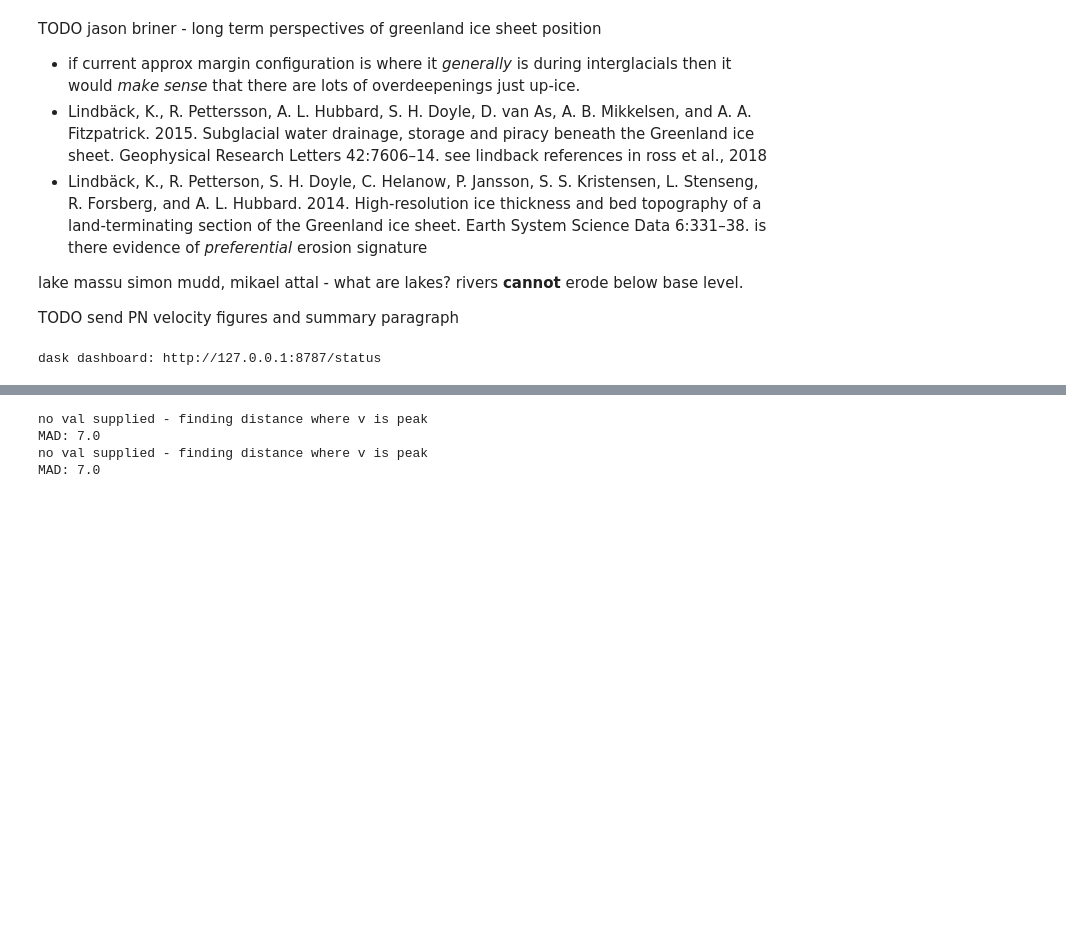
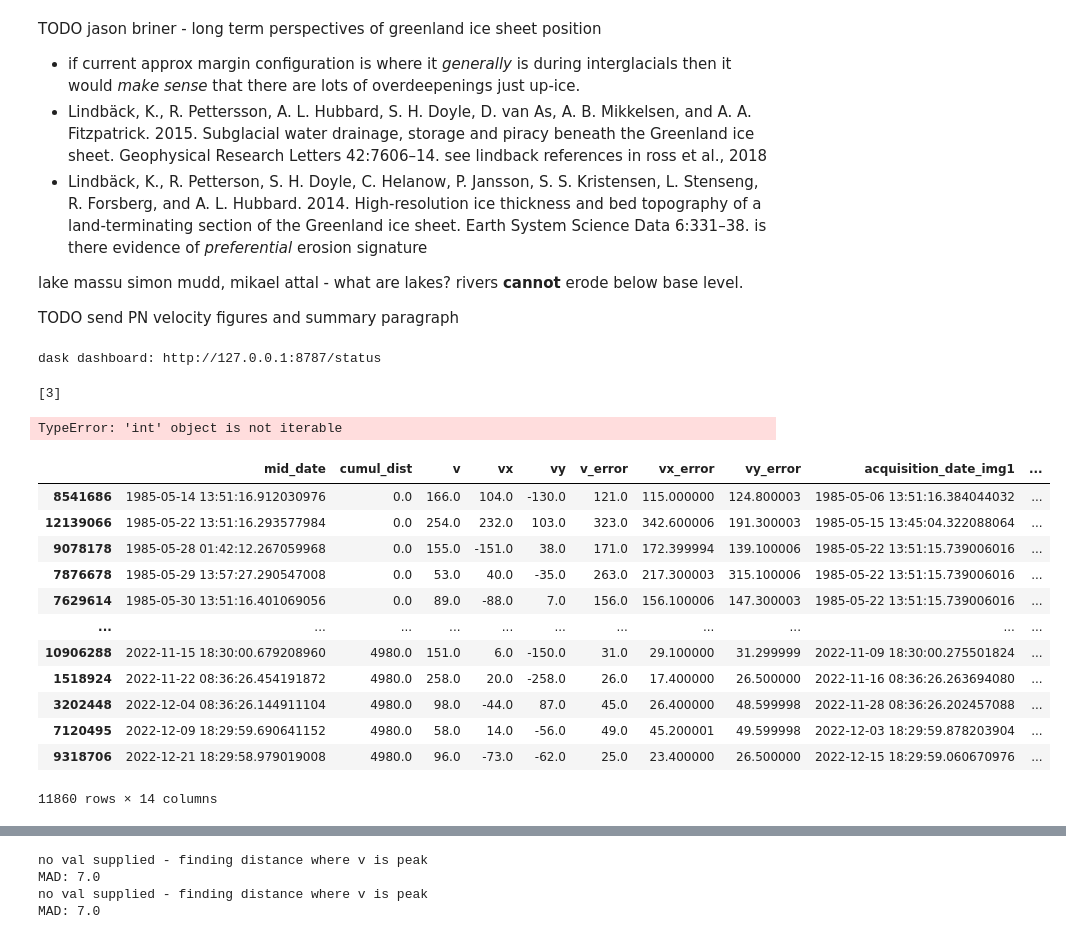
Before and after one commit to tlohde/lake-terminating-glaciers, a Jupyter notebook: src/scratchpad.ipynb, the cells around one changed output, grey strips where cells are left out. Drawn from its saved outputs; the diff is of its cells as text; code cells hidden in the pictures; blank space fills up the shorter version.

```diff
--- a/src/scratchpad.ipynb
+++ b/src/scratchpad.ipynb
@@ -128,0 +187,27 @@ def plot_datedt_rolling_median(self, ddt_range, ax, **kwargs):
+# %%
+a
+# %% [output]
+[3]
+# %%
+subset = filter_line_df(V[10],
+                        ddt_range=('1d', '16d'),
+                        vals=[100]
+                        )
+# %% [output]
+TypeError: 'int' object is not iterable
+# %%
+subset
+# %% [output]
+|  | mid_date | cumul_dist | v | vx | vy | v_error | vx_error | vy_error | acquisition_date_img1 | ... |
+| 8541686 | 1985-05-14 13:51:16.912030976 | 0.0 | 166.0 | 104.0 | -130.0 | 121.0 | 115.000000 | 124.800003 | 1985-05-06 13:51:16.384044032 | ... |
+| 12139066 | 1985-05-22 13:51:16.293577984 | 0.0 | 254.0 | 232.0 | 103.0 | 323.0 | 342.600006 | 191.300003 | 1985-05-15 13:45:04.322088064 | ... |
+| 9078178 | 1985-05-28 01:42:12.267059968 | 0.0 | 155.0 | -151.0 | 38.0 | 171.0 | 172.399994 | 139.100006 | 1985-05-22 13:51:15.739006016 | ... |
+| 7876678 | 1985-05-29 13:57:27.290547008 | 0.0 | 53.0 | 40.0 | -35.0 | 263.0 | 217.300003 | 315.100006 | 1985-05-22 13:51:15.739006016 | ... |
+| 7629614 | 1985-05-30 13:51:16.401069056 | 0.0 | 89.0 | -88.0 | 7.0 | 156.0 | 156.100006 | 147.300003 | 1985-05-22 13:51:15.739006016 | ... |
+| ... | ... | ... | ... | ... | ... | ... | ... | ... | ... | ... |
+| 10906288 | 2022-11-15 18:30:00.679208960 | 4980.0 | 151.0 | 6.0 | -150.0 | 31.0 | 29.100000 | 31.299999 | 2022-11-09 18:30:00.275501824 | ... |
+| 1518924 | 2022-11-22 08:36:26.454191872 | 4980.0 | 258.0 | 20.0 | -258.0 | 26.0 | 17.400000 | 26.500000 | 2022-11-16 08:36:26.263694080 | ... |
+| 3202448 | 2022-12-04 08:36:26.144911104 | 4980.0 | 98.0 | -44.0 | 87.0 | 45.0 | 26.400000 | 48.599998 | 2022-11-28 08:36:26.202457088 | ... |
+| 7120495 | 2022-12-09 18:29:59.690641152 | 4980.0 | 58.0 | 14.0 | -56.0 | 49.0 | 45.200001 | 49.599998 | 2022-12-03 18:29:59.878203904 | ... |
+| 9318706 | 2022-12-21 18:29:58.979019008 | 4980.0 | 96.0 | -73.0 | -62.0 | 25.0 | 23.400000 | 26.500000 | 2022-12-15 18:29:59.060670976 | ... |
+11860 rows × 14 columns
```
Also changed, not shown: parts of 4 cells of this notebook, 2 other files.
